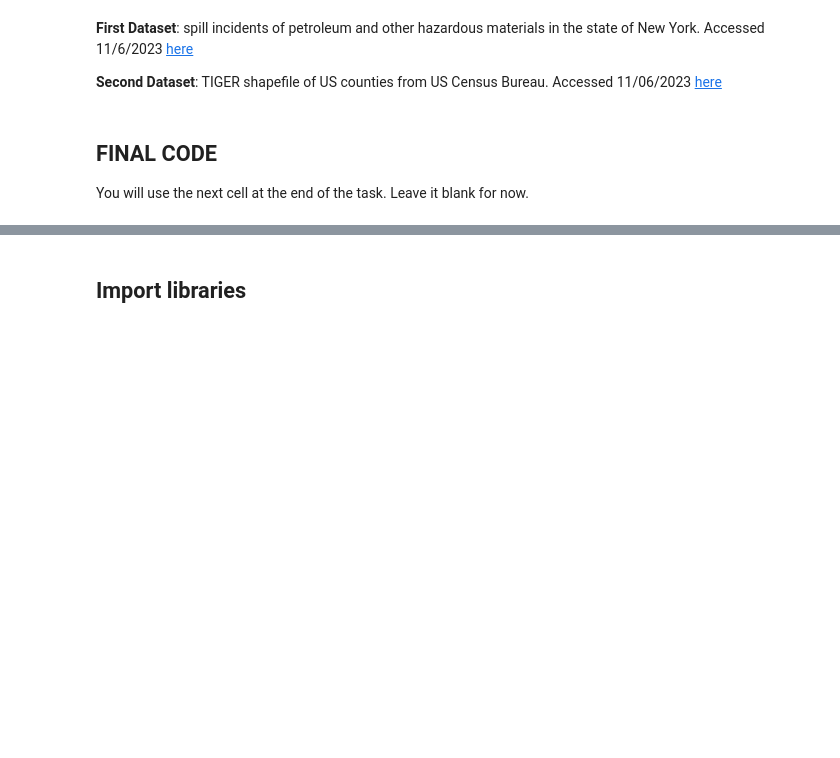
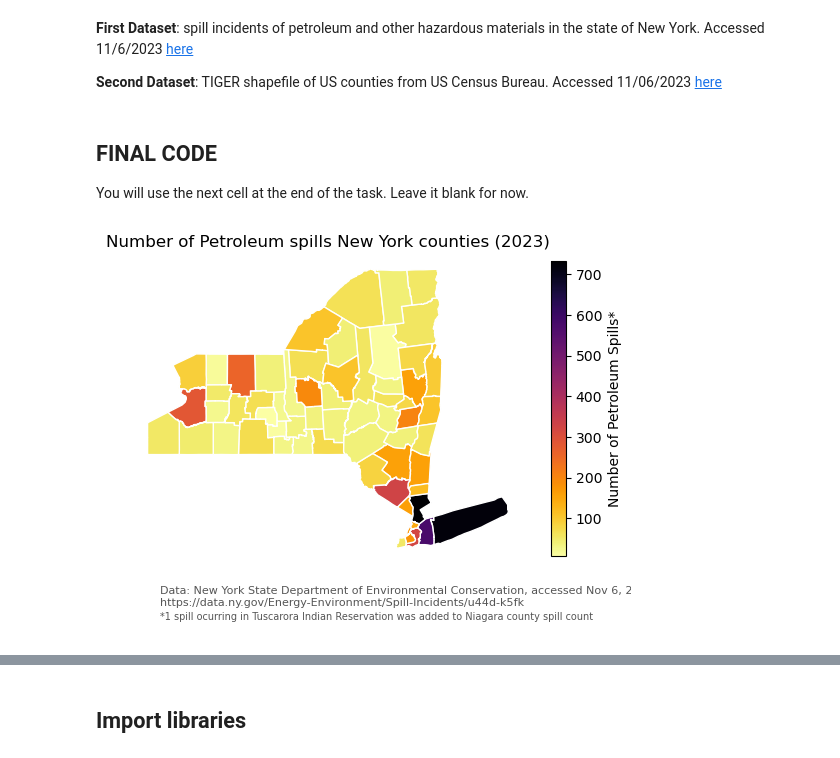
Before and after one commit to amandaherbst/eds220-hwk-3, a Jupyter notebook: hwk3-task1-spills.ipynb, the cells around one changed output, grey strips where cells are left out. Cells and saved outputs as stored; diff of their text form; code cells hidden in the pictures; blank space fills up the shorter version.

```diff
--- a/hwk3-task1-spills.ipynb
+++ b/hwk3-task1-spills.ipynb
@@ -49,3 +47,88 @@ You will use the next cell at the end of the task. Leave it blank for now.
+# %%
+### ===== FINAL CODE =====
+# import libraries
+import pandas as pd
+import geopandas as gpd
+import numpy as np
+import matplotlib.pyplot as plt
+
+# import spills and counties data
+spills = pd.read_csv('data/Spill_Incidents_20231106.csv')
+counties = gpd.read_file('data/tl_2022_us_county/tl_2022_us_county.shp')
+
+# simplify spills column names
+spills.columns = spills.columns.str.lower().str.replace(' ','_')
+
+# change spill_date column from object to datetime
+spills.spill_date = pd.to_datetime(spills.spill_date)
+
+# select petroleum spills between 1/1/23 and 10/31/23
+petr_23 = spills[(spills.material_family == "Petroleum") & (spills.spill_date.isin(pd.date_range("2023-01-01", "2023-10-31")))]
+
+# aggregate number of petroleum spills per county in 2023, indexing starting at 0
+spills_per_county = petr_23.groupby('county').spill_number.count().reset_index().rename(columns={'spill_number':'n_spills'})
+
+# simplify counties column names
+counties.columns = counties.columns.str.lower()
+
+# select ny counties
+ny_counties = counties[counties.statefp == '36']
+
+# find index of St. Lawrence in spilss_per_county
+st_lawrence_index = spills_per_county[spills_per_county.county=='St Lawrence'].index[0]
+
+# update St Lawrence name in spills_per_county dataframe to match that in ny_counties
+spills_per_county.at[st_lawrence_index, 'county'] = 'St. Lawrence'
+
+# change county column to "name" in spills_per_county to match ny_counties
+spills_per_county = spills_per_county.rename(columns={'county':'name'})
+
+# merge spills_per_county to ny_counties with inner join
+ny_counties = pd.merge(ny_counties,
+                       spills_per_county,
+                       how='inner',
+                       on='name')
+
+# find index of Niagara county in ny_counties
+niagara_index = ny_counties[ny_counties.name == 'Niagara'].index[0]
+
+# add 1 spill to niagara county for Tuscarora Indian Reservation
+ny_counties.at[niagara_index, 'n_spills'] = 89
+
+# choropleth map of petroleum spills per county
+fig, ax = plt.subplots()
+# turn off axes
+ax.axis('off')
+# plot counties
+ny_counties.plot(ax = ax,
+                 edgecolor = 'white',
+                 # color by number of spills
+                column = 'n_spills',
+                 # add legend
+                legend = True,
+                 # adjust legend size and title
+                legend_kwds={"shrink":.8,
+                            'label': "Number of Petroleum Spills*"},
+                 # update color map
+                cmap = 'inferno_r')
+# add figure title
+ax.set_title('Number of Petroleum spills New York counties (2023)')
+# add data source
+ax.annotate("Data: New York State Department of Environmental Conservation, accessed Nov 6, 2023 \nhttps://data.ny.gov/Energy-Environment/Spill-Incidents/u44d-k5fk",
+            xy=(0.1, .07), # position
+            xycoords='figure fraction',
+            fontsize=8,
+            color='#555555')
+# add note about adding 1 spill to Niagara county
+ax.annotate("*1 spill ocurring in Tuscarora Indian Reservation was added to Niagara county spill count",
+           xy=(0.1,0.04),
+           xycoords='figure fraction',
+           fontsize=7,
+           color='#555555')
+# show plot
+plt.show()
+# %% [output]
+[figure, added]
 # %% [markdown]
 <!-- write your description in this markdwon cell -->
 # %% [markdown]
```
Also changed, not shown: parts of 12 cells of this notebook.
